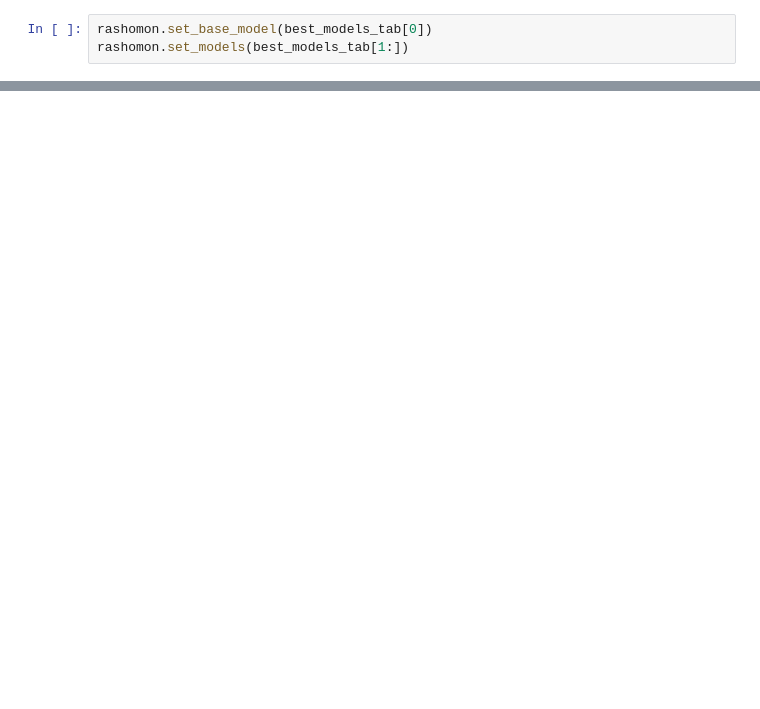
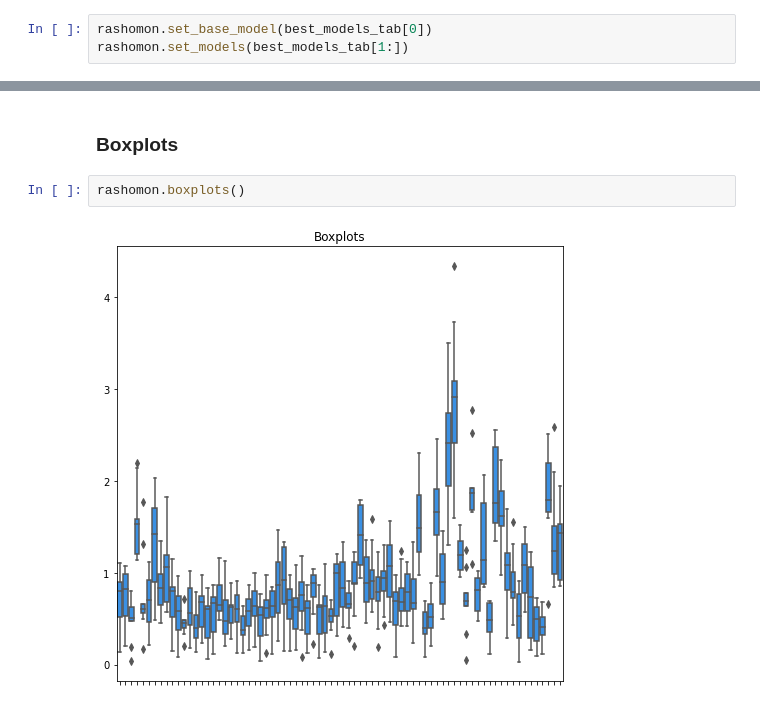
Before and after one commit to adrianstando/Research-Workshops-Rashomon-MIMIC-Machine-Learning, a Jupyter notebook: RashomonSetAnalyser/PDP_Comparison.ipynb, the cells around one changed output, grey strips where cells are left out. Saved outputs shown, nothing was run; the diff lists cells and outputs as text; blank space fills up the shorter version.

```diff
--- a/RashomonSetAnalyser/PDP_Comparison.ipynb
+++ b/RashomonSetAnalyser/PDP_Comparison.ipynb
@@ -321,0 +145,6 @@ answer2.to_csv("answer2.csv")
+# %% [markdown]
+### Boxplots
+# %%
+rashomon.boxplots()
+# %% [output]
+[figure, added]
```
Also changed, not shown: parts of 57 cells of this notebook.
